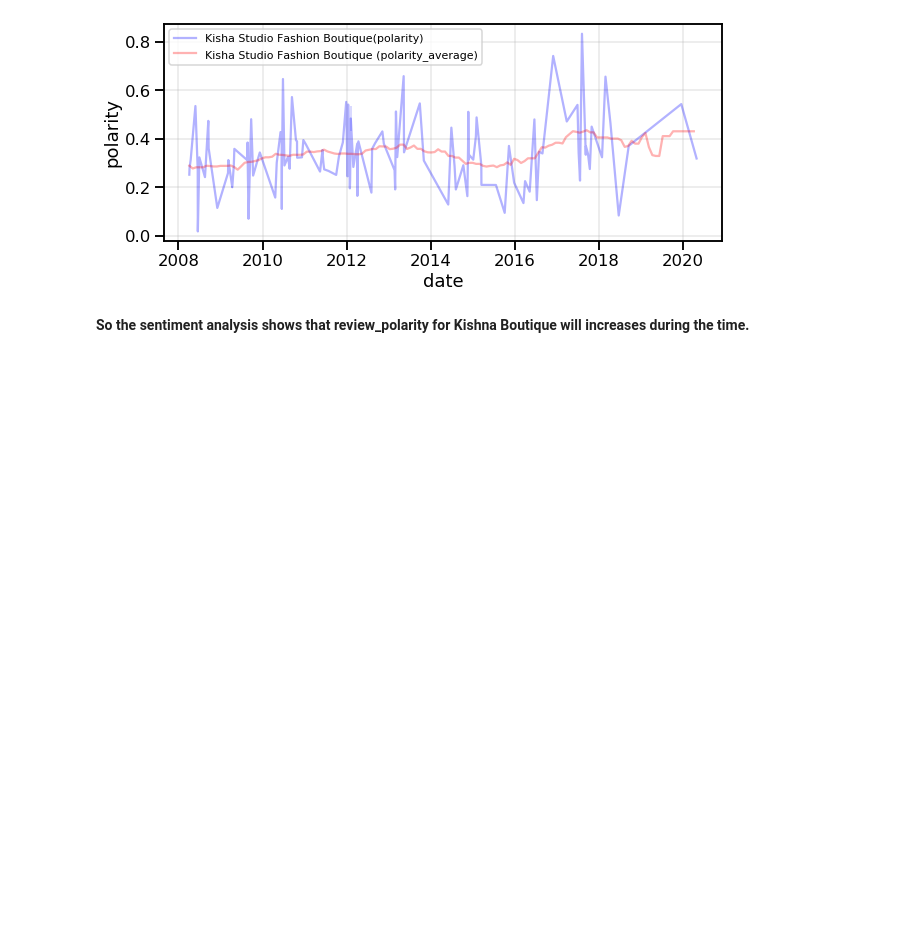
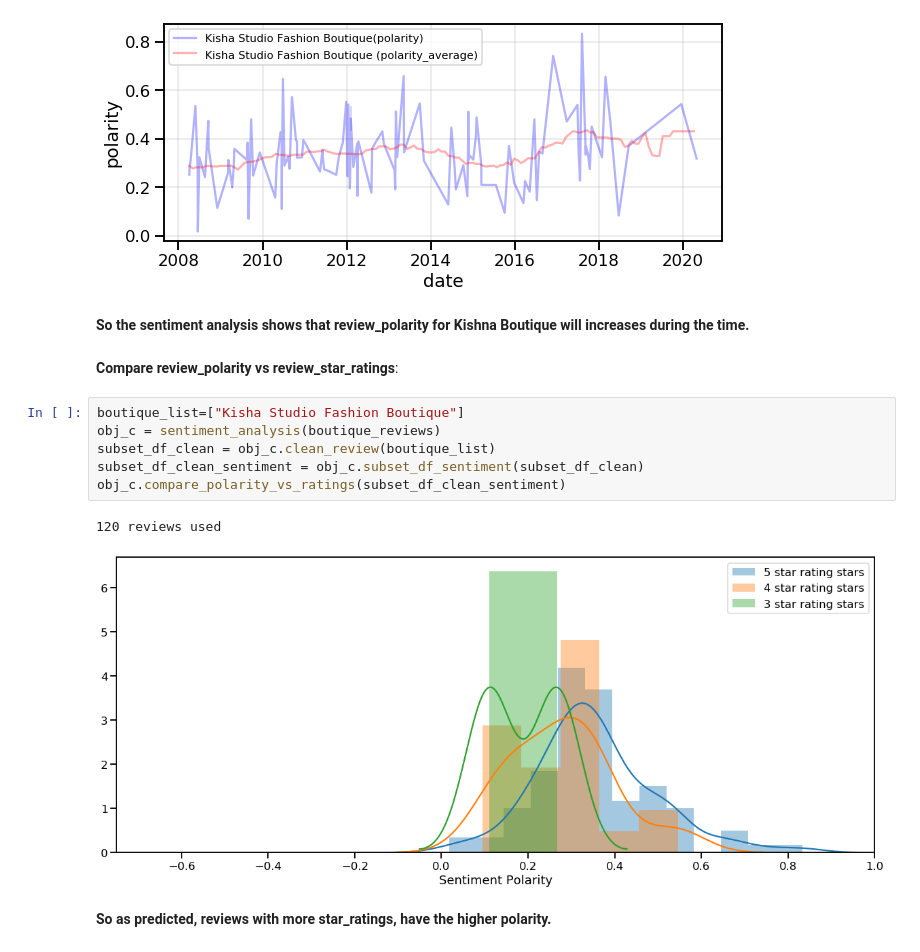
Before and after one commit to FarnazG/NLP_analysis, a Jupyter notebook: NLP_Analysis_notebook.ipynb, the cells around one changed output. Drawn from its saved outputs; the diff is of its cells as text; blank space fills up the shorter version.

Commit message:
complete NLP Analysis

```diff
--- a/NLP_Analysis_notebook.ipynb
+++ b/NLP_Analysis_notebook.ipynb
@@ -287,3 +287,16 @@ time_delta:  30 days 00:00:00
 [figure]
 # %% [markdown]
 **So the sentiment analysis shows that review_polarity for Kishna Boutique will increases during the time.**
+# %% [markdown]
+**Compare review_polarity vs review_star_ratings**:
+# %%
+boutique_list=["Kisha Studio Fashion Boutique"]
+obj_c = sentiment_analysis(boutique_reviews)
+subset_df_clean = obj_c.clean_review(boutique_list)
+subset_df_clean_sentiment = obj_c.subset_df_sentiment(subset_df_clean)
+obj_c.compare_polarity_vs_ratings(subset_df_clean_sentiment)
+# %% [output]
+120 reviews used
+[figure, added]
+# %% [markdown]
+**So as predicted, reviews with more star_ratings, have the higher polarity.**
```
